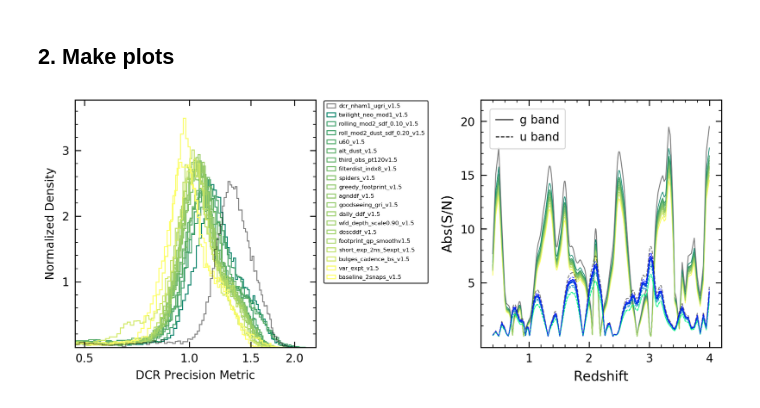
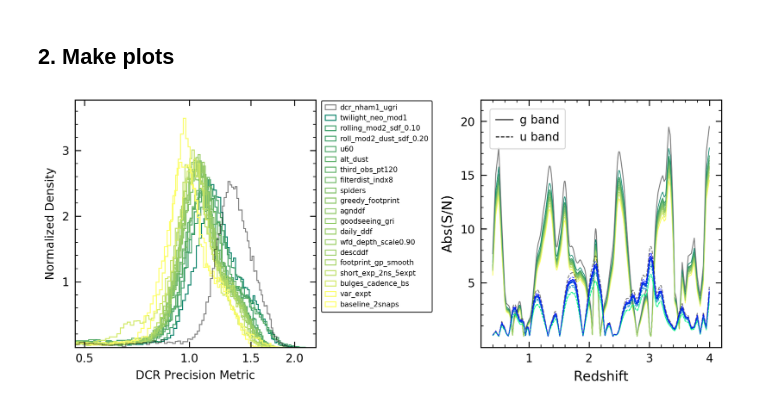
Before and after one commit to RichardsGroup/LSST_DCR, a Jupyter notebook: notebooks/02_RNAAS.ipynb, the cells around one changed output. Cells and saved outputs as stored; diff of their text form; code cells hidden in the pictures.

Commit message:
update figure

```diff
--- a/notebooks/02_RNAAS.ipynb
+++ b/notebooks/02_RNAAS.ipynb
@@ -215,35 +215,39 @@ for order in sort_order:
     # need to mask the pixels that have no available data
     mask = bundleDicts[run][metricKey].metricValues.mask
     data = bundleDicts[run][metricKey].metricValues.data[~mask]
     data = data[~(np.isnan(data) | np.isinf(data))]
 
     # match color to panel2
     md_g = get_dcr_median(bundleDicts[run][metricKey])
 
     # plot
     if run == 'dcr_nham1_ugri_v1.5_10yrs':
         c = 'k'
         _ = ax1.hist(norm_precision/data, bins='fd', histtype='step', color=c, \
-             density=True, alpha=0.5, label=f"{run.rsplit('_', 1)[0]}", zorder = 10)
+             density=True, alpha=0.5, label=f"{run.rsplit('_', 2)[0]}", zorder = 10)
     else:
+        # deal with non standard db names
+        if run in ['third_obs_pt120v1.5_10yrs', 'footprint_gp_smoothv1.5_10yrs']:
+            run = run.replace('v1.5', '_v1.5')
+
         c = mpl.cm.summer(gNorm(md_g))
         _ = ax1.hist(norm_precision/data, bins='fd', histtype='step', color=c, \
-             density=True, label=f"{run.rsplit('_', 1)[0]}")
+             density=True, label=f"{run.rsplit('_', 2)[0]}")
     ax1.set_xscale('log', basex=10)
 
     # tick & format
     ax1.set_xbound(lower=0.47, upper=2.3)
     ax1.tick_params(top=True, right=True, which='both')
     ax1.xaxis.set_major_locator(plt.FixedLocator([0.5, 1, 1.5, 2]))
     ax1.xaxis.set_major_formatter(plt.FormatStrFormatter('%.1f'))
     ax1.xaxis.set_minor_locator(plt.NullLocator())
     ax1.yaxis.set_major_locator(plt.FixedLocator([1, 2, 3, 4]))
 
     # label & legend
     ax1.set_xlabel('DCR Precision Metric', fontsize=12)
     ax1.set_ylabel('Normalized Density', fontsize=12)
-    ax1.legend(fontsize=6, bbox_to_anchor=(1.015, 1.015), edgecolor='k', loc=2, labelspacing=0.6)
+    ax1.legend(fontsize=7.5, bbox_to_anchor=(1.0, 1.02), edgecolor='k', loc=2, labelspacing=0.45)
 
-# plt.savefig('summer_winters.pdf')
+plt.savefig('summer_winters.pdf')
 # %% [output]
-[figure, old version]
+[figure, new version]
```
Also changed, not shown: 1 other file.
